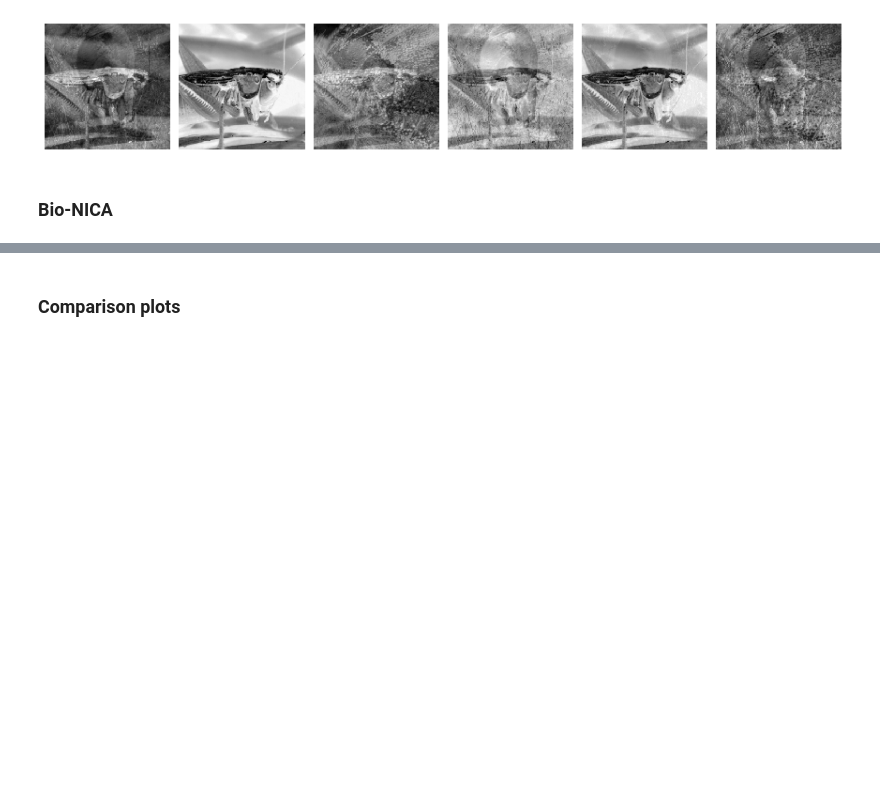
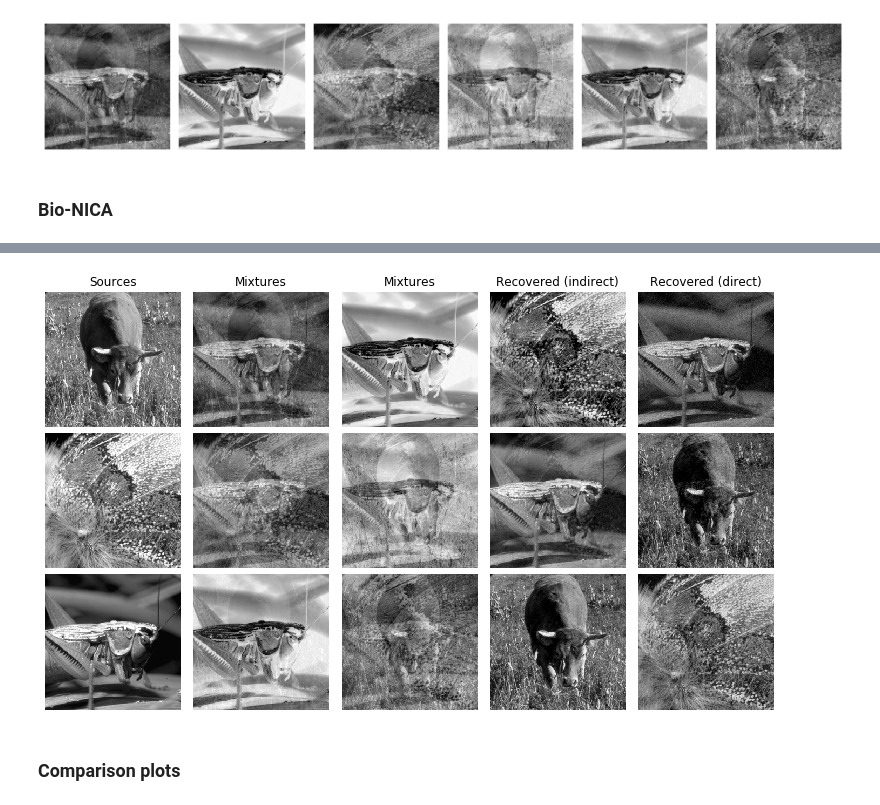
Before and after one commit to flatironinstitute/bio-nica, a Jupyter notebook: demo_image.ipynb, the cells around one changed output, grey strips where cells are left out. Cells and saved outputs as stored; diff of their text form; code cells hidden in the pictures; blank space fills up the shorter version.

```diff
--- a/demo_image.ipynb
+++ b/demo_image.ipynb
@@ -236,3 +197,77 @@ Bio-NICA (indirect) permutation error: 0.33768754535862167
+# %%
+figure = plt.figure(figsize=(10,6))
+
+plt.subplot(3, 5, 1)
+plt.imshow(S[0].reshape(252,252), cmap="gray")
+plt.axis('off')
+plt.title('Sources')
+
+plt.subplot(3, 5, 6)
+plt.imshow(S[1].reshape(252,252), cmap="gray")
+plt.axis('off')
+
+plt.subplot(3, 5, 11)
+plt.imshow(S[2].reshape(252,252), cmap="gray")
+plt.axis('off')
+
+plt.subplot(3, 5, 2)
+plt.imshow(X[0].reshape(252,252), cmap="gray")
+plt.axis('off')
+plt.title('Mixtures')
+
+plt.subplot(3, 5, 3)
+plt.imshow(X[1].reshape(252,252), cmap="gray")
+plt.axis('off')
+plt.title('Mixtures')
+
+plt.subplot(3, 5, 7)
+plt.imshow(X[2].reshape(252,252), cmap="gray")
+plt.axis('off')
+
+plt.subplot(3, 5, 8)
+plt.imshow(X[3].reshape(252,252), cmap="gray")
+plt.axis('off')
+
+plt.subplot(3, 5, 12)
+plt.imshow(X[4].reshape(252,252), cmap="gray")
+plt.axis('off')
+
+plt.subplot(3, 5, 13)
+plt.imshow(X[5].reshape(252,252), cmap="gray")
+plt.axis('off')
+
+plt.subplot(3, 5, 4)
+plt.imshow(bionica_indirect_recovered[0,inv_idx[:]].reshape(252,252), cmap="gray")
+plt.axis('off')
+plt.title('Recovered (indirect)')
+
+plt.subplot(3, 5, 9)
+plt.imshow(bionica_indirect_recovered[1,inv_idx[:]].reshape(252,252), cmap="gray")
+plt.axis('off')
+
+plt.subplot(3, 5, 14)
+plt.imshow(bionica_indirect_recovered[2,inv_idx[:]].reshape(252,252), cmap="gray")
+plt.axis('off')
+
+plt.subplot(3, 5, 5)
+plt.imshow(bionica_direct_recovered[0,inv_idx[:]].reshape(252,252), cmap="gray")
+plt.axis('off')
+plt.title('Recovered (direct)')
+
+plt.subplot(3, 5, 10)
+plt.imshow(bionica_direct_recovered[1,inv_idx[:]].reshape(252,252), cmap="gray")
+plt.axis('off')
+
+plt.subplot(3, 5, 15)
+plt.imshow(bionica_direct_recovered[2,inv_idx[:]].reshape(252,252), cmap="gray")
+plt.axis('off')
+
+figure.tight_layout(pad=-.8)
+
+# plt.savefig('plots/image-transformations.png', dpi=300, transparent='true', bbox_inches='tight')
+plt.show()
+# %% [output]
+[figure, added]
 # %% [markdown]
 ### Comparison plots
 # %%
```
Also changed, not shown: parts of 5 cells of this notebook, 4 other files.
